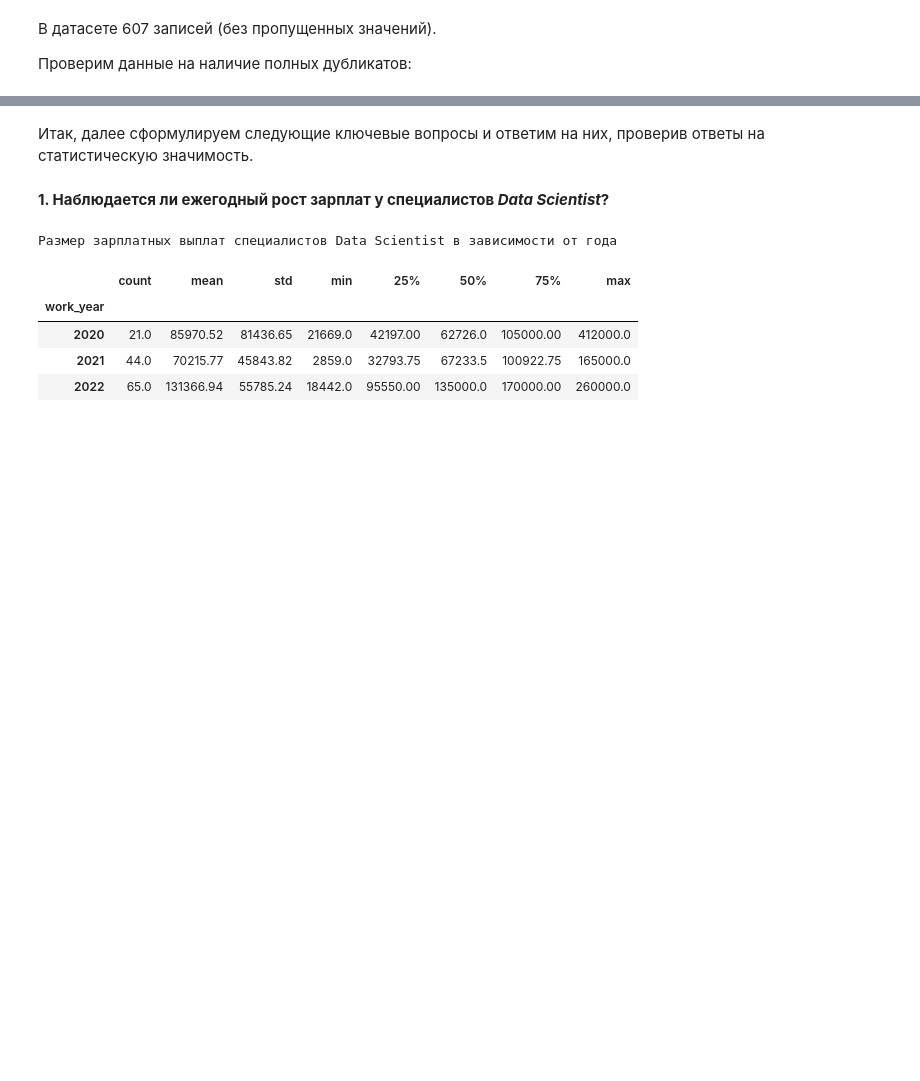
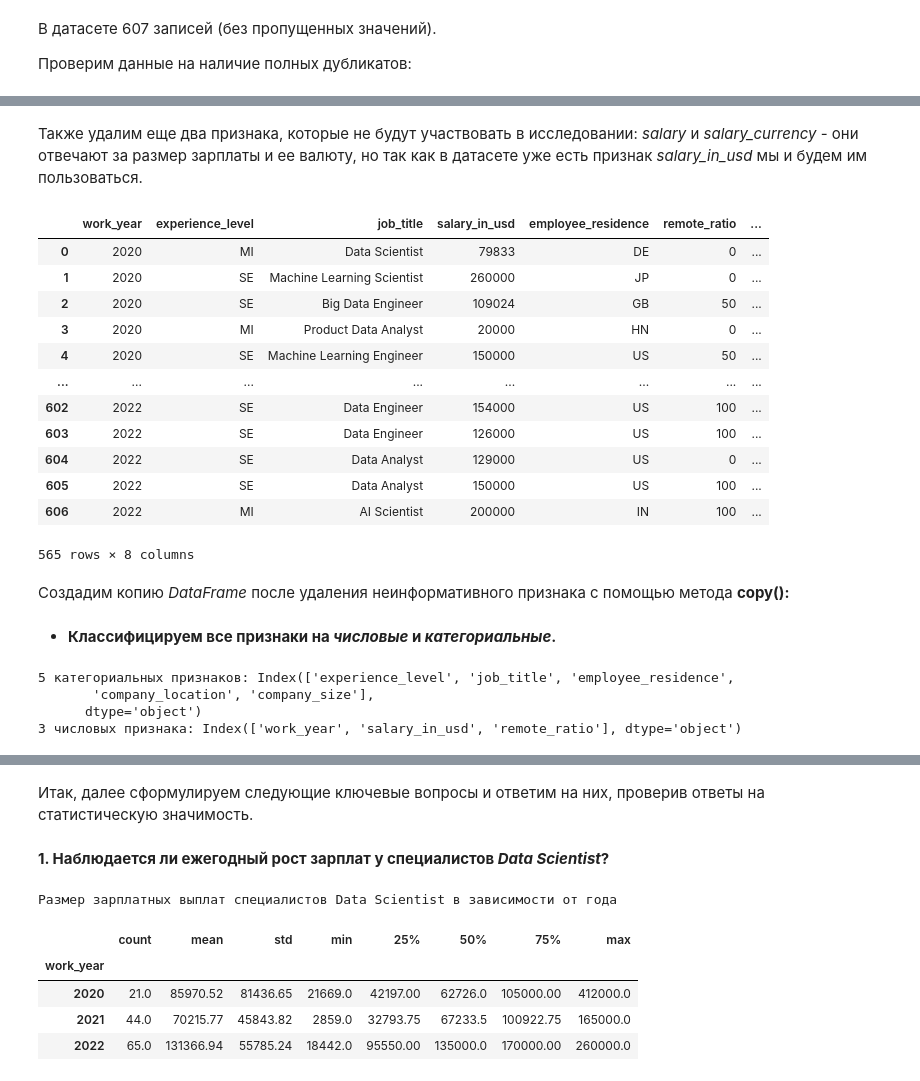
Before and after one commit to Ekaterina-1989/SF_Data_Science, a Jupyter notebook: SkillFactory/EDA/EDA-4. Статистические тесты/Практика. Статистические тесты в контексте EDA/Исследование данных HR-агентства.ipynb, the cells around one changed output, grey strips where cells are left out. Cells and saved outputs as stored; diff of their text form; code cells hidden in the pictures; blank space fills up the shorter version.

```diff
--- a/SkillFactory/EDA/EDA-4. Статистические тесты/Практика. Статистические тесты в контексте EDA/Исследование данных HR-агентства.ipynb
+++ b/SkillFactory/EDA/EDA-4. Статистические тесты/Практика. Статистические тесты в контексте EDA/Исследование данных HR-агентства.ipynb
@@ -135,0 +171,21 @@ df_salaries.head()
+# %% [markdown]
+Также удалим еще два признака, которые не будут участвовать в исследовании: *salary* и *salary_currency* - они отвечают за размер зарплаты и ее валюту, но так как в датасете уже есть признак *salary_in_usd* мы и будем им пользоваться.
+# %%
+information_df_salaries.drop(["salary", "salary_currency"], axis=1, inplace=True)
+display(information_df_salaries)
+# %% [output]
+|  | work_year | experience_level | job_title | salary_in_usd | employee_residence | remote_ratio | ... |
+| 0 | 2020 | MI | Data Scientist | 79833 | DE | 0 | ... |
+| 1 | 2020 | SE | Machine Learning Scientist | 260000 | JP | 0 | ... |
+| 2 | 2020 | SE | Big Data Engineer | 109024 | GB | 50 | ... |
+| 3 | 2020 | MI | Product Data Analyst | 20000 | HN | 0 | ... |
+| 4 | 2020 | SE | Machine Learning Engineer | 150000 | US | 50 | ... |
+| ... | ... | ... | ... | ... | ... | ... | ... |
+| 602 | 2022 | SE | Data Engineer | 154000 | US | 100 | ... |
+| 603 | 2022 | SE | Data Engineer | 126000 | US | 100 | ... |
+| 604 | 2022 | SE | Data Analyst | 129000 | US | 0 | ... |
+| 605 | 2022 | SE | Data Analyst | 150000 | US | 100 | ... |
+| 606 | 2022 | MI | AI Scientist | 200000 | IN | 100 | ... |
+565 rows × 8 columns
+# %% [markdown]
+Создадим копию *DataFrame* после удаления неинформативного признака с помощью метода **copy():**
@@ -135,0 +194,12 @@ df_salaries.head()
+# %% [markdown]
+* **Классифицируем все признаки на *числовые* и *категориальные*.**
+# %%
+categorical = df_salaries_1.select_dtypes(object).columns
+numeric = df_salaries_1.select_dtypes(exclude = object).columns
+print(len(categorical), "категориальных признаков:", categorical)
+print(len(numeric), "числовых признака:", numeric)
+# %% [output]
+5 категориальных признаков: Index(['experience_level', 'job_title', 'employee_residence',
+       'company_location', 'company_size'],
+      dtype='object')
+3 числовых признака: Index(['work_year', 'salary_in_usd', 'remote_ratio'], dtype='object')
```
Also changed, not shown: parts of 107 cells of this notebook, 1 other file.
